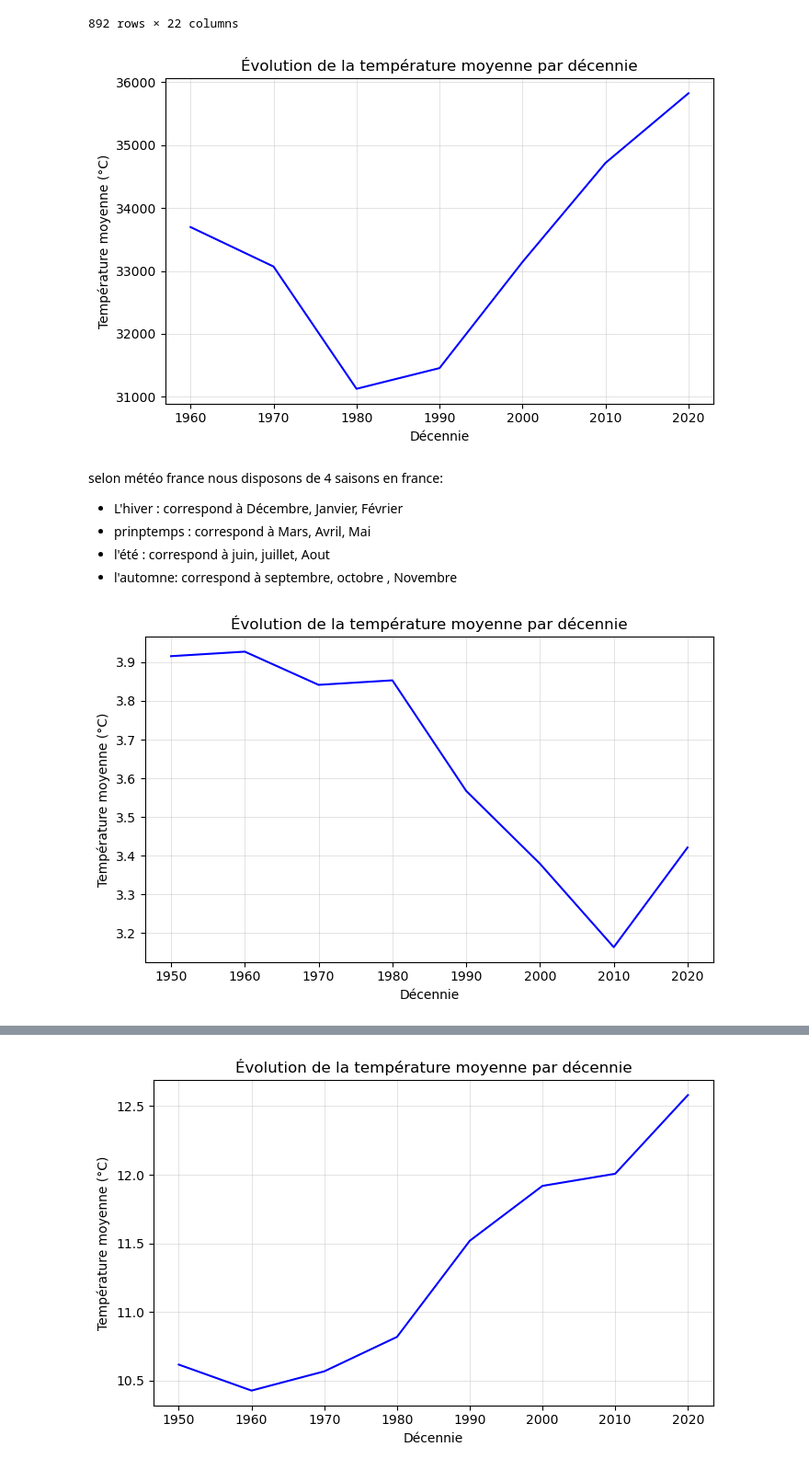
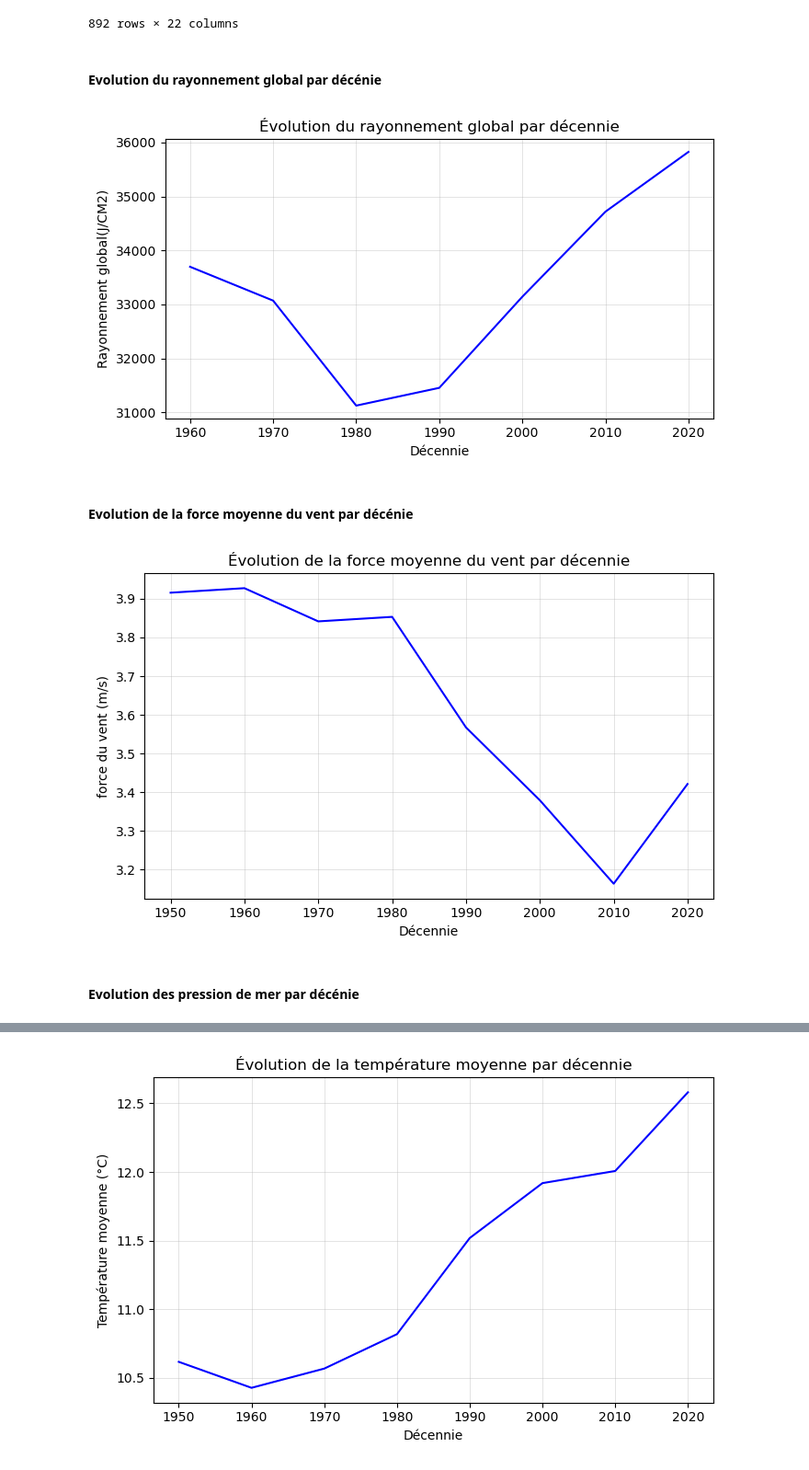
Before and after one commit to Mbakoh-marc/Projet-Prediction-Climatique, a Jupyter notebook: Donnees_température/Analyses des températures .ipynb, the cells around one changed output, grey strips where cells are left out. Shown at 92% size. Cells and saved outputs as stored; diff of their text form; code cells hidden in the pictures.

```diff
--- a/Donnees_température/Analyses des températures .ipynb
+++ b/Donnees_température/Analyses des températures .ipynb
@@ -26,60 +26,57 @@ df
 | 890 | 2024 | 3 | 48.8 | 2.4 | 101.9 | 88.1 | 1008.1 | 14.0 | 8.3 | 5.7 | ... | ... |
 | 891 | 2024 | 4 | 48.8 | 2.4 | 101.9 | 36.5 | 1016.1 | 19.1 | 13.4 | 9.3 | ... | ... |
 892 rows × 22 columns
+# %% [markdown]
+#### Evolution du rayonnement global par décénie
 # %%
 # Calcul de la décennie
 df['Decade'] = df['YEAR'] // 10 * 10
 
 # Sélection des colonnes nécessaires et suppression des valeurs manquantes
 df2 = df[['Decade', 'GLOT']].dropna()
 
 # Calcul des moyennes des températures par décennie
 df_decade = df2.groupby('Decade').mean()
 
 # Création d'une figure et d'un axe
-plt.figure(figsize=(7, 4.5))
+plt.figure(figsize=(7, 4))
 
 # Tracé des températures moyennes par décennie
-plt.plot(df_decade.index, df_decade['GLOT'], label='Température moyenne', color='blue')
+plt.plot(df_decade.index, df_decade['GLOT'], color='blue')
 
 # Ajout de titres et d'étiquettes d'axe
-plt.title('Évolution de la température moyenne par décennie')
+plt.title('Évolution du rayonnement global par décennie')
 plt.xlabel('Décennie')
-plt.ylabel('Température moyenne (°C)')
+plt.ylabel('Rayonnement global(J/CM2)')
 
 # Affichage du graphique
 plt.grid(True, linewidth=0.5, alpha=0.5)
 plt.tight_layout()
 plt.show()
 # %% [output]
-[figure, old version]
+[figure, new version]
-# %% [markdown]
-selon météo france nous disposons de 4 saisons en france:
-
-- L'hiver : correspond à Décembre, Janvier, Février
-- prinptemps : correspond à Mars, Avril, Mai
-- l'été : correspond à juin, juillet, Aout
-- l'automne: correspond à septembre, octobre , Novembre
+# %% [markdown]
+#### Evolution de la force moyenne du vent par décénie
 # %%
-# Calcul des moyennes des températures moyennes par décennie
-df['Decade'] = df['YEAR'] // 10 * 10  # Calcul de la décennie
 df_decade = df.groupby('Decade').mean()
 
 # Création d'une figure et d'un axe
 plt.figure(figsize=(7, 4.5))
 
 # Tracé des températures minimales moyennes par décennie
-plt.plot(df_decade.index, df_decade['FFM'], label='Température moyenne', color='blue')
+plt.plot(df_decade.index, df_decade['FFM'], color='blue')
 
 # Ajout de titres et d'étiquettes d'axe
-plt.title('Évolution de la température moyenne par décennie')
+plt.title('Évolution de la force moyenne du vent par décennie')
 plt.xlabel('Décennie')
-plt.ylabel('Température moyenne (°C)')
+plt.ylabel('force du vent (m/s)')
 
 # Affichage du graphique
 plt.grid(True, linewidth=0.5, alpha=0.5)
 plt.tight_layout()
 plt.show()
 # %% [output]
-[figure, old version]
+[figure, new version]
+# %% [markdown]
+#### Evolution des pression de mer par décénie
 # %%
```
Also changed, not shown: parts of 20 cells of this notebook, 7 other files.
